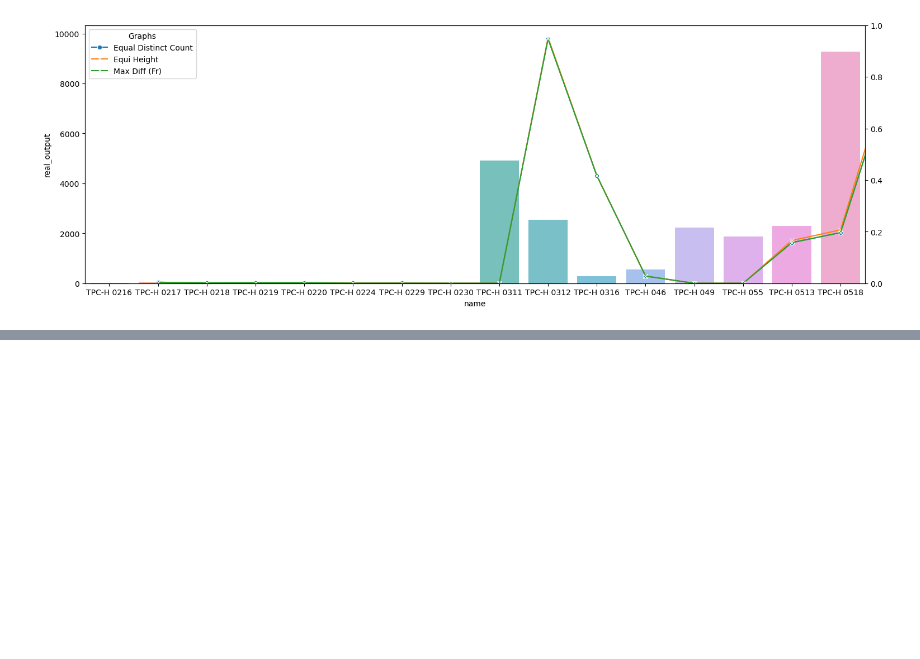
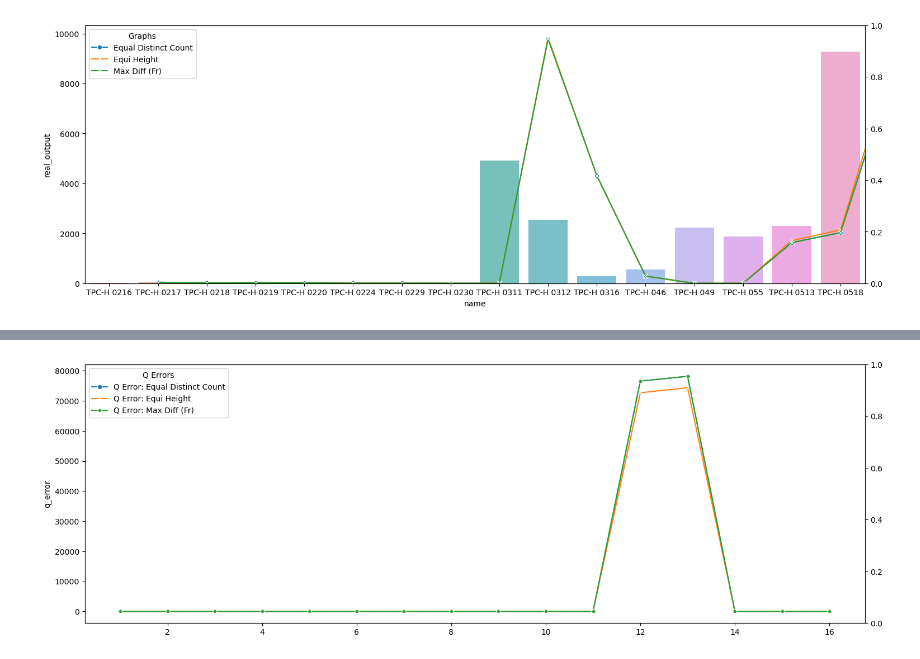
Before and after one commit to rrcomtech/hyrise-histograms, a Jupyter notebook: jupyter/visualize_cardinalities.ipynb, the cells around one changed output, grey strips where cells are left out. Drawn from its saved outputs; the diff is of its cells as text; code cells hidden in the pictures; blank space fills up the shorter version.

```diff
--- a/jupyter/visualize_cardinalities.ipynb
+++ b/jupyter/visualize_cardinalities.ipynb
@@ -155,0 +151,21 @@ ax2 = ax1.twinx()
+# %%
+matplotlib.rc_file_defaults()
+ax1 = sns.set_style(style=None, rc=None )
+
+fig, ax1 = plt.subplots(figsize=(18,6))
+
+sns.lineplot(data = equaldistinctcount_df['q_error'], marker='o', sort = False, ax=ax1)
+sns.lineplot(data = equiheight_df['q_error'], marker='x', sort = False, ax=ax1)
+sns.lineplot(data = maxdifffr_df['q_error'], marker='p', sort = False, ax=ax1)
+
+labels = [
+    "Q Error: Equal Distinct Count",
+    "Q Error: Equi Height",
+    "Q Error: Max Diff (Fr)"
+]
+
+plt.legend(title='Q Errors', loc='upper left', labels=labels)
+
+ax2 = ax1.twinx()
+# %% [output]
+[figure, added]
```
Also changed, not shown: parts of 1 cell of this notebook.
